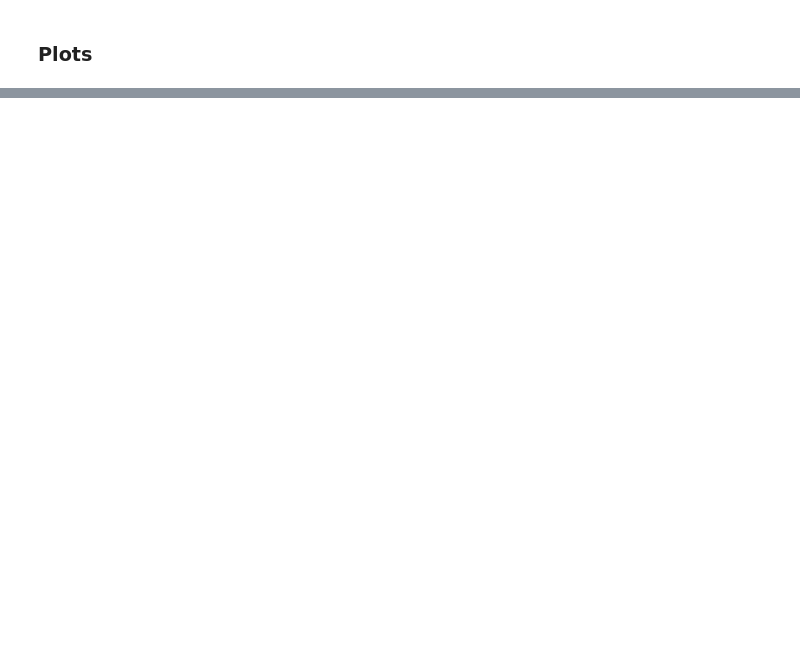
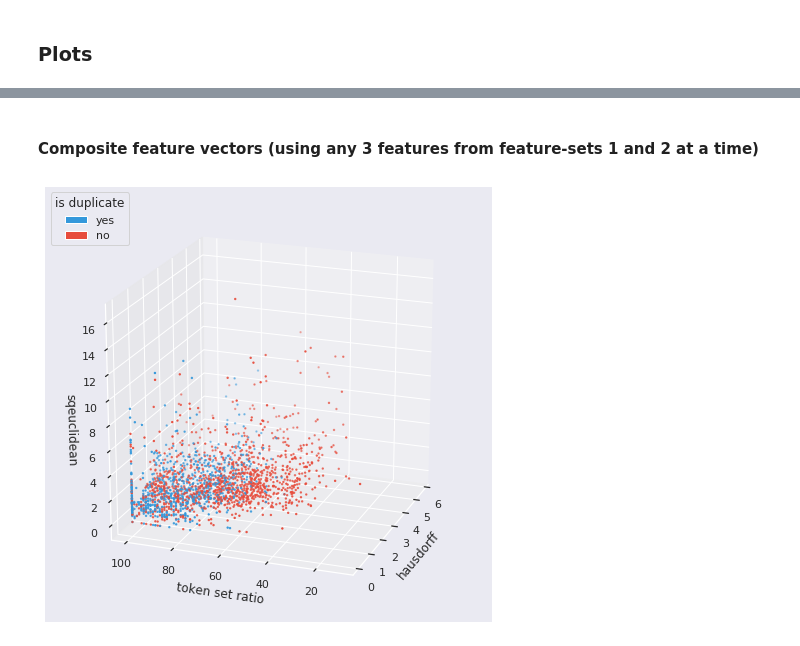
Before and after one commit to sirisurab/dupquest, a Jupyter notebook: src/plotter.ipynb, the cells around one changed output, grey strips where cells are left out. Cells and saved outputs as stored; diff of their text form; code cells hidden in the pictures; blank space fills up the shorter version.

```diff
--- a/src/plotter.ipynb
+++ b/src/plotter.ipynb
@@ -69,0 +347,6 @@ make_plotly_3d_scatter(X2_umap, X_train['question2'].values, 'd2v_2_10_train_uma
+# %%
+X_desc = pd.DataFrame(np.array(['Q1: '+break_text(q1, 80)+
+                                '\nQ2: '+break_text(q2, 80)
+                                for q1, q2 in zip(X_train['question1'],X_train['question2'])]).reshape(-1,1),
+                     columns=['questions'])
+X_desc.head()
@@ -69,0 +360,11 @@ make_plotly_3d_scatter(X2_umap, X_train['question2'].values, 'd2v_2_10_train_uma
+# %%
+X_featset1 = np.hstack((np.array(X_token_set_ratio).reshape(-1,1),
+                        np.array(X_token_sort_ratio).reshape(-1,1),
+                        np.array(X_cityblock).reshape(-1,1),
+                        np.array(X_haus).reshape(-1,1),
+                        np.array(X_sqeuclidean).reshape(-1,1),
+                        np.array(X_l1).reshape(-1,1),
+                        np.array(X_cosine).reshape(-1,1),
+                        np.array(X_corr).reshape(-1,1),
+                        np.array(y_train).reshape(-1,1)))
+X_featset1.shape
@@ -69,0 +373,6 @@ make_plotly_3d_scatter(X2_umap, X_train['question2'].values, 'd2v_2_10_train_uma
+# %%
+X_featset1_df = pd.DataFrame(X_featset1, columns=['token set ratio', 'token sort ratio', 'cityblock',
+                                                  'hausdorff', 'sqeuclidean', 'l1',
+                                                  'cosine', 'correlation', 'is duplicate'])
+X_featset1_df['questions'] = X_desc
+X_featset1_df.head()
@@ -69,0 +386,9 @@ make_plotly_3d_scatter(X2_umap, X_train['question2'].values, 'd2v_2_10_train_uma
+# %%
+X_featset1_df.dropna(inplace=True)
+# %% [markdown]
+#### Composite feature vectors (using any 3 features from feature-sets 1 and 2 at a time)
+# %%
+make_3d_scatter(X_featset1_df, numrows=2000, col1='hausdorff', col2='token set ratio', col3='sqeuclidean',
+                hue_col='is duplicate', figsize=(8,8), view_init=(20, 200))
+# %% [output]
+[figure, added]
```
Also changed, not shown: parts of 53 cells of this notebook.
